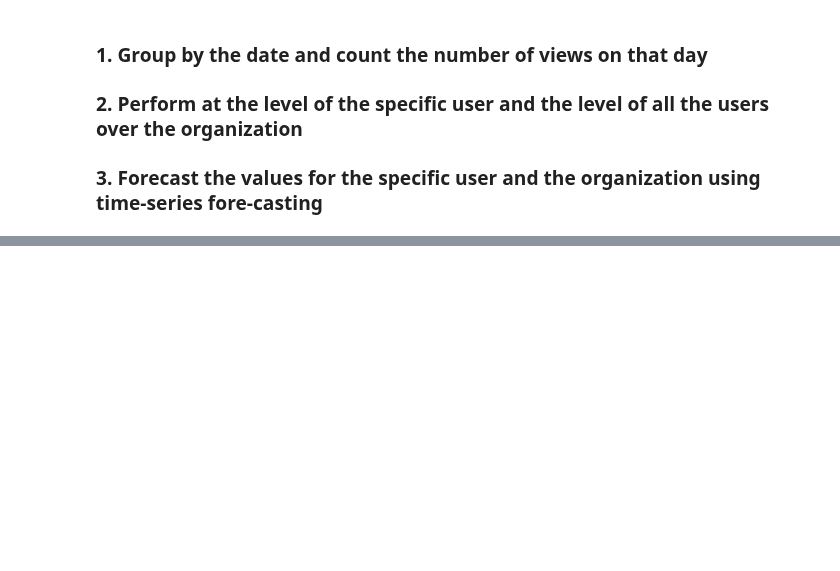
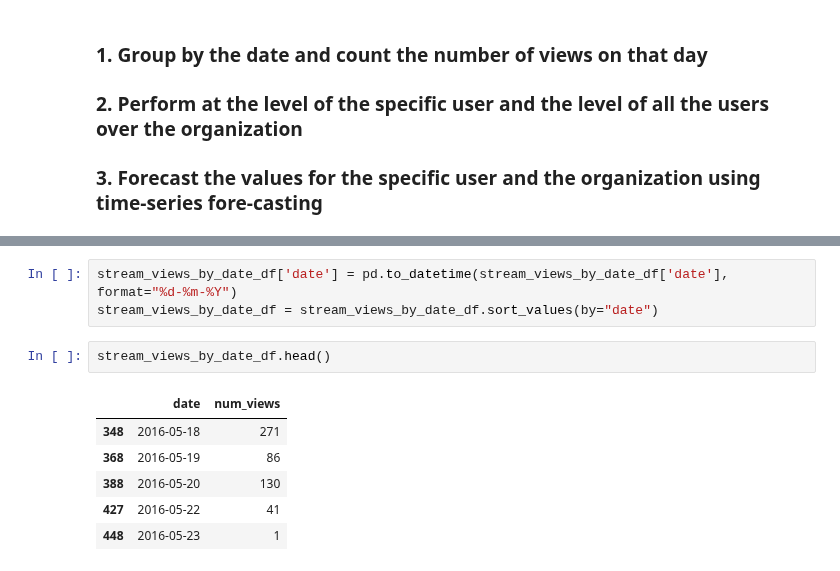
Before and after one commit to ace-racer/ContextualRecommender, a Jupyter notebook: hybird_recommender/exploration/Stream Views Forecasting.ipynb, the cells around one changed output, grey strips where cells are left out. Saved outputs shown, nothing was run; the diff lists cells and outputs as text; blank space fills up the shorter version.

```diff
--- a/hybird_recommender/exploration/Stream Views Forecasting.ipynb
+++ b/hybird_recommender/exploration/Stream Views Forecasting.ipynb
@@ -31,0 +43,12 @@ stream_views_df.head()
+# %%
+stream_views_by_date_df['date'] = pd.to_datetime(stream_views_by_date_df['date'], format="%d-%m-%Y")
+stream_views_by_date_df = stream_views_by_date_df.sort_values(by="date")
+# %%
+stream_views_by_date_df.head()
+# %% [output]
+|  | date | num_views |
+| 348 | 2016-05-18 | 271 |
+| 368 | 2016-05-19 | 86 |
+| 388 | 2016-05-20 | 130 |
+| 427 | 2016-05-22 | 41 |
+| 448 | 2016-05-23 | 1 |
```
Also changed, not shown: parts of 2 cells of this notebook.
